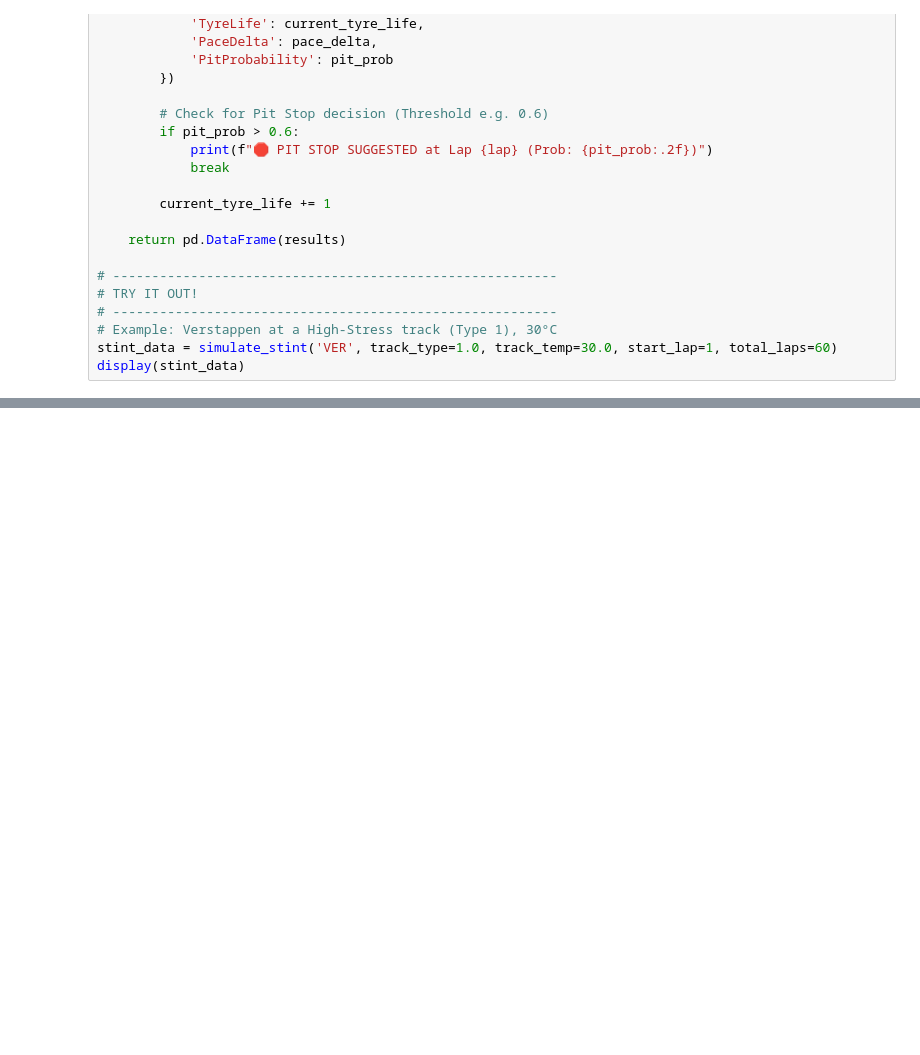
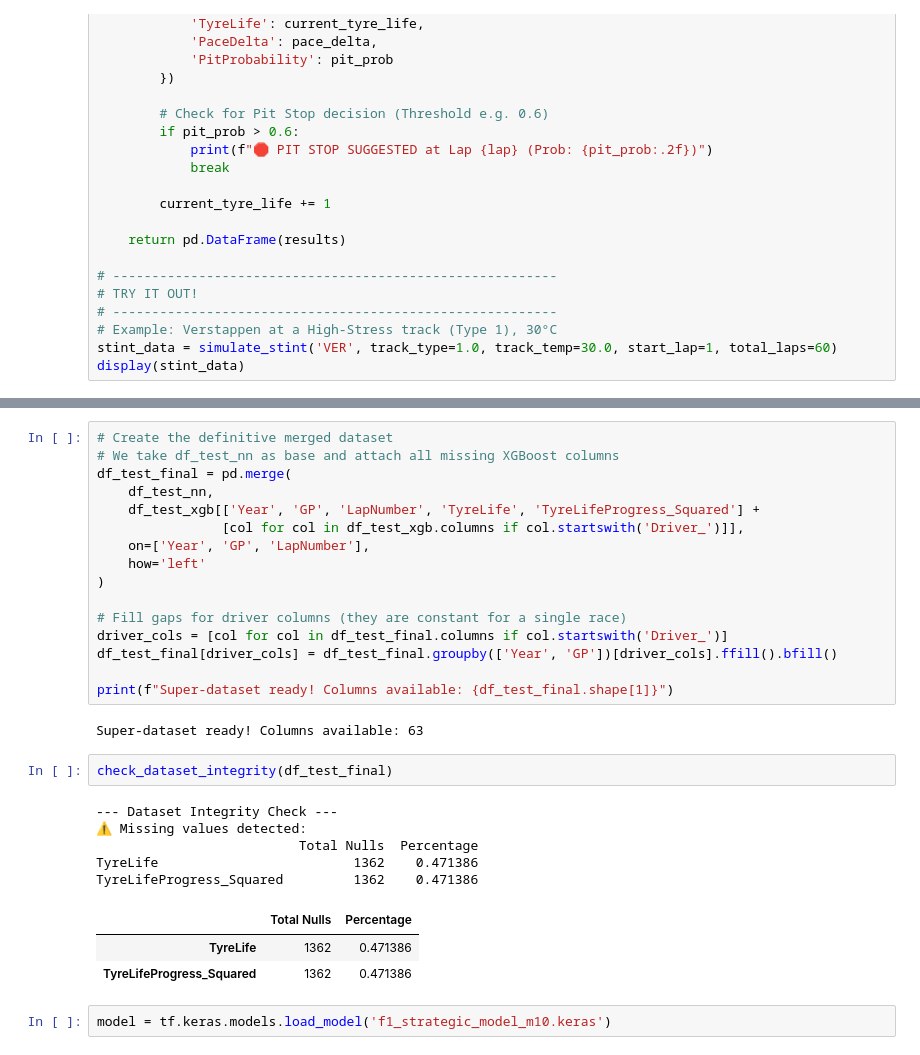
Before and after one commit to luk3luca/F1_Race_Strategy, a Jupyter notebook: pitstop_strategy_NN.ipynb, the cells around one changed output, grey strips where cells are left out. Drawn from its saved outputs; the diff is of its cells as text; blank space fills up the shorter version.

Commit message:
single dataset + simulations

```diff
--- a/pitstop_strategy_NN.ipynb
+++ b/pitstop_strategy_NN.ipynb
@@ -2236,3 +2317,34 @@ display(stint_data)
+# %%
+# Create the definitive merged dataset
+# We take df_test_nn as base and attach all missing XGBoost columns
+df_test_final = pd.merge(
+    df_test_nn,
+    df_test_xgb[['Year', 'GP', 'LapNumber', 'TyreLife', 'TyreLifeProgress_Squared'] +
+                [col for col in df_test_xgb.columns if col.startswith('Driver_')]],
+    on=['Year', 'GP', 'LapNumber'],
+    how='left'
+)
+
+# Fill gaps for driver columns (they are constant for a single race)
+driver_cols = [col for col in df_test_final.columns if col.startswith('Driver_')]
+df_test_final[driver_cols] = df_test_final.groupby(['Year', 'GP'])[driver_cols].ffill().bfill()
+
+print(f"Super-dataset ready! Columns available: {df_test_final.shape[1]}")
+# %% [output]
+Super-dataset ready! Columns available: 63
+# %%
+check_dataset_integrity(df_test_final)
+# %% [output]
+--- Dataset Integrity Check ---
+⚠️ Missing values detected:
+                          Total Nulls  Percentage
+TyreLife                         1362    0.471386
+TyreLifeProgress_Squared         1362    0.471386
+|  | Total Nulls | Percentage |
+| TyreLife | 1362 | 0.471386 |
+| TyreLifeProgress_Squared | 1362 | 0.471386 |
+# %%
+model = tf.keras.models.load_model('f1_strategic_model_m10.keras')
 # %%
 import pandas as pd
 import numpy as np
```
Also changed, not shown: parts of 23 cells of this notebook, 6 other files.
